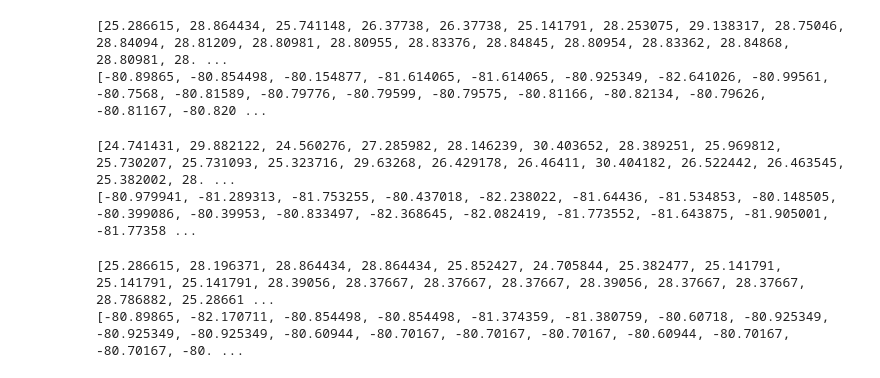
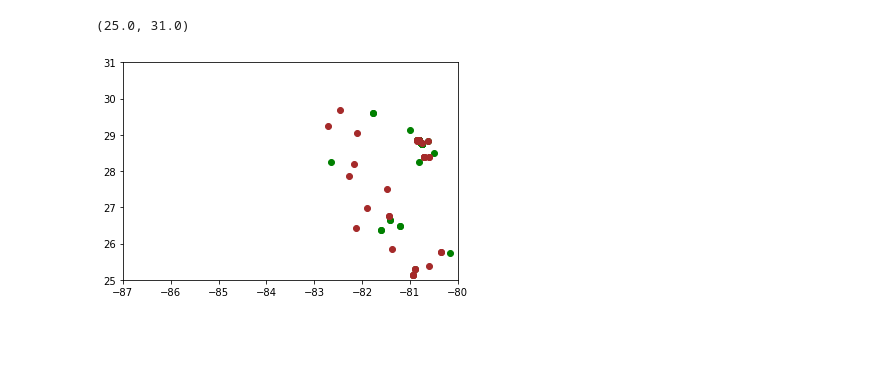
Before and after one commit to kabuf2020/ProbSet4, a Jupyter notebook: PS4_Tarrand.ipynb, the cells around one changed output. Drawn from its saved outputs; the diff is of its cells as text; code cells hidden in the pictures; blank space fills up the shorter version.

```diff
--- a/PS4_Tarrand.ipynb
+++ b/PS4_Tarrand.ipynb
@@ -193,33 +82,29 @@ occurrences.search(taxonKey=2466939, limit=5, stateProvince='Florida', year=2020
 oldgreen = occurrences.search(taxonKey=2466939, stateProvince='Florida', year=2010)
 oldgreenlats= [ x['decimalLatitude'] for x in oldgreen['results'] ]
 oldgreenlongs=[ x['decimalLongitude'] for x in oldgreen['results'] ]
-
-print (oldgreenlats)
-print (oldgreenlongs)
-# %% [output]
-[25.286615, 28.864434, 25.741148, 26.37738, 26.37738, 25.141791, 28.253075, 29.138317, 28.75046, 28.84094, 28.81209, 28.80981, 28.80955, 28.83376, 28.84845, 28.80954, 28.83362, 28.84868, 28.80981, 28. ...
-[-80.89865, -80.854498, -80.154877, -81.614065, -81.614065, -80.925349, -82.641026, -80.99561, -80.7568, -80.81589, -80.79776, -80.79599, -80.79575, -80.81166, -80.82134, -80.79626, -80.81167, -80.820 ...
 # %%
 #grab the occurrence data for all brown anoles in Florida this year
 
 newbrown = occurrences.search(taxonKey=4287413, stateProvince='Florida', year=2020)
 newbrownlats= [ x['decimalLatitude'] for x in newbrown['results'] ]
 newbrownlongs=[ x['decimalLongitude'] for x in newbrown['results'] ]
-
-print (newbrownlats)
-print (newbrownlongs)
-# %% [output]
-[24.741431, 29.882122, 24.560276, 27.285982, 28.146239, 30.403652, 28.389251, 25.969812, 25.730207, 25.731093, 25.323716, 29.63268, 26.429178, 26.46411, 30.404182, 26.522442, 26.463545, 25.382002, 28. ...
-[-80.979941, -81.289313, -81.753255, -80.437018, -82.238022, -81.64436, -81.534853, -80.148505, -80.399086, -80.39953, -80.833497, -82.368645, -82.082419, -81.773552, -81.643875, -81.905001, -81.77358 ...
 # %%
 #grab the occurrence data for all brown anoles in Florida in 2010
 
 oldbrown = occurrences.search(taxonKey=4287413, stateProvince='Florida', year=2010)
 oldbrownlats= [ x['decimalLatitude'] for x in oldbrown['results'] ]
 oldbrownlongs=[ x['decimalLongitude'] for x in oldbrown['results'] ]
-
-print (oldbrownlats)
-print (oldbrownlongs)
-# %% [output]
-[25.286615, 28.196371, 28.864434, 28.864434, 25.852427, 24.705844, 25.382477, 25.141791, 25.141791, 25.141791, 28.39056, 28.37667, 28.37667, 28.37667, 28.39056, 28.37667, 28.37667, 28.786882, 25.28661 ...
-[-80.89865, -82.170711, -80.854498, -80.854498, -81.374359, -81.380759, -80.60718, -80.925349, -80.925349, -80.925349, -80.60944, -80.70167, -80.70167, -80.70167, -80.60944, -80.70167, -80.70167, -80. ...
+# %%
+#this will plot green and brown anoles observed in 2010
+#the figure is not recognizable as Florida, but you can compare it to the 2020
+
+import matplotlib.pyplot as plt
+
+plt.scatter(oldgreenlongs, oldgreenlats, color = "green")
+plt.scatter(oldbrownlongs, oldbrownlats, color = "brown")
+
+plt.xlim(-87, -80)
+plt.ylim(25, 31)
+# %% [output]
+(25.0, 31.0)
+[figure, added]
```
Also changed, not shown: parts of 17 cells of this notebook.
